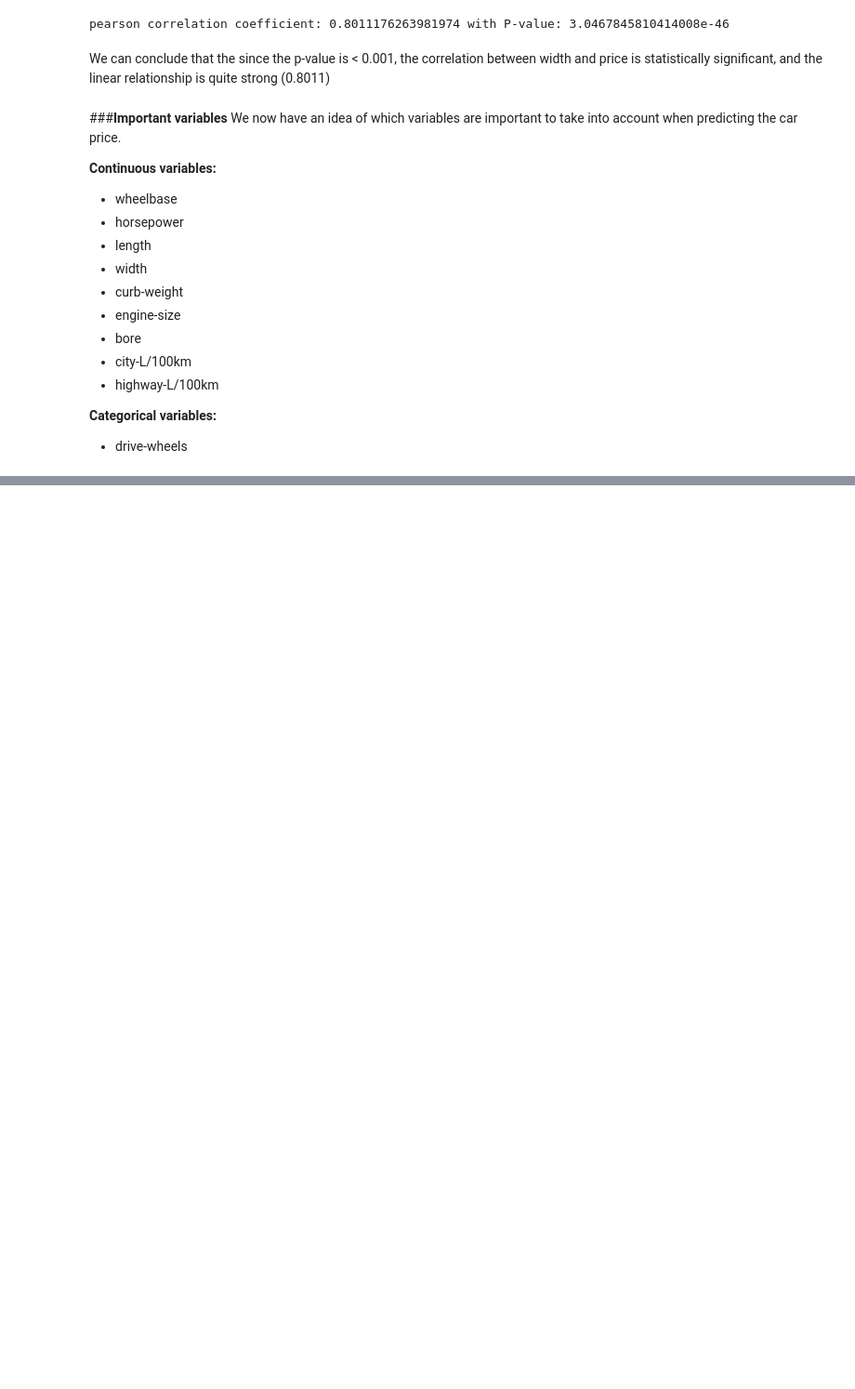
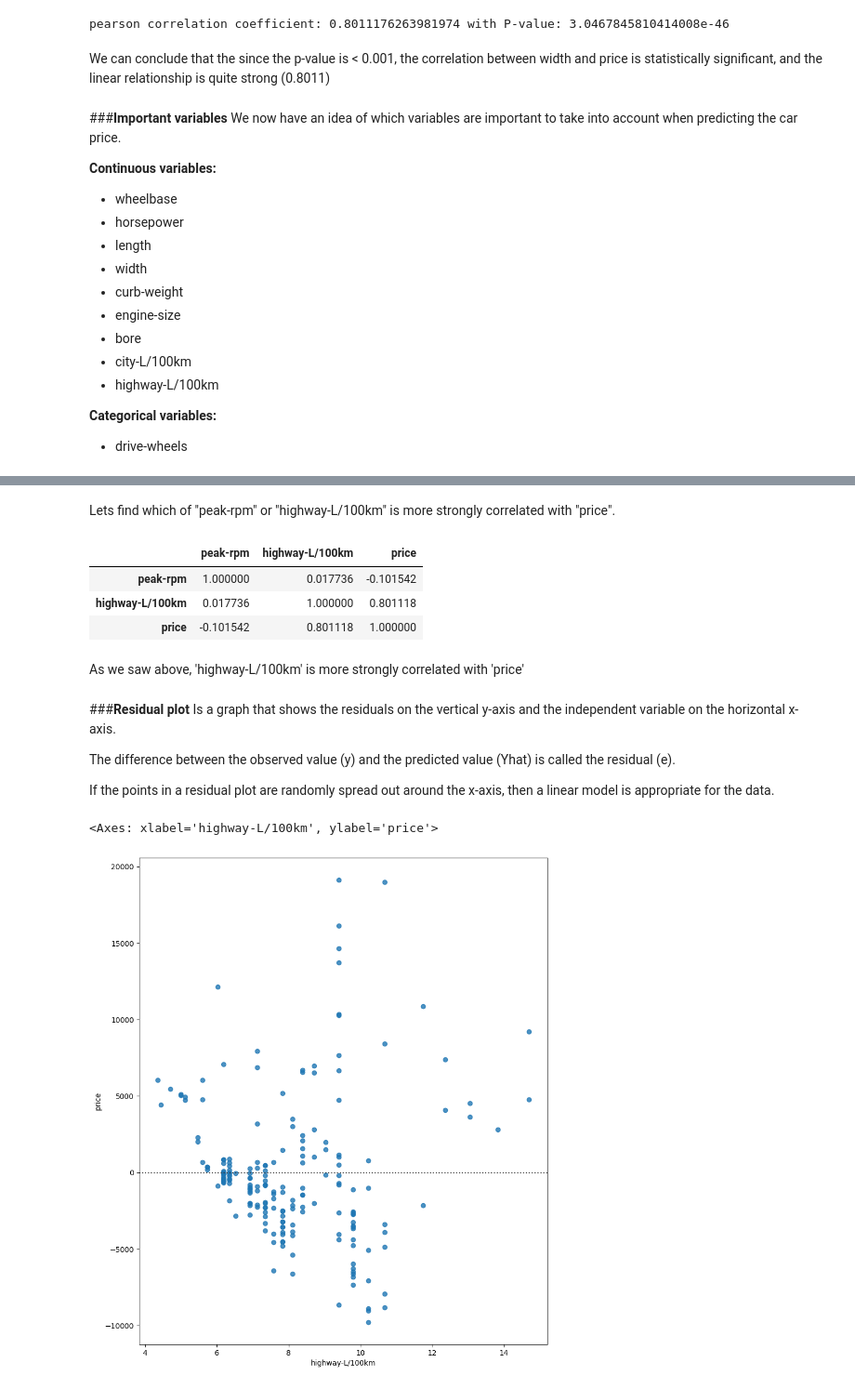
Before and after one commit to Rubieskyama/Data-Science-Ecosystem, a Jupyter notebook: Data Analytics with Python/Used_cars_pricing_analyzer.ipynb, the cells around one changed output, grey strips where cells are left out. Shown: that part at 93% size. Saved outputs shown, nothing was run; the diff lists cells and outputs as text; code cells hidden in the pictures; blank space fills up the shorter version.

```diff
--- a/Data Analytics with Python/Used_cars_pricing_analyzer.ipynb
+++ b/Data Analytics with Python/Used_cars_pricing_analyzer.ipynb
@@ -663,0 +765,27 @@ We now have an idea of which variables are important to take into account when p
+# %% [markdown]
+Lets find which of "peak-rpm" or "highway-L/100km" is more strongly correlated with "price".
+# %%
+df[['peak-rpm','highway-L/100km','price']].corr()
+# %% [output]
+|  | peak-rpm | highway-L/100km | price |
+| peak-rpm | 1.000000 | 0.017736 | -0.101542 |
+| highway-L/100km | 0.017736 | 1.000000 | 0.801118 |
+| price | -0.101542 | 0.801118 | 1.000000 |
+# %% [markdown]
+As we saw above, 'highway-L/100km' is more strongly correlated with 'price'
+# %% [markdown]
+###**Residual plot**
+ Is a graph that shows the residuals on the vertical y-axis and the independent variable on the horizontal x-axis.
+
+ The difference between the observed value (y) and the predicted value (Yhat) is called the residual (e).
+
+ If the points in a residual plot are randomly spread out around the x-axis, then a linear model is appropriate for the data.
+# %%
+#residual plot for 'highway-L/100km'
+width = 10
+height = 12
+plt.figure(figsize=(width,height))
+sns.residplot(x=df['highway-L/100km'], y=df['price'])
+# %% [output]
+<Axes: xlabel='highway-L/100km', ylabel='price'>
+[figure, added]
```
Also changed, not shown: parts of 28 cells of this notebook.
